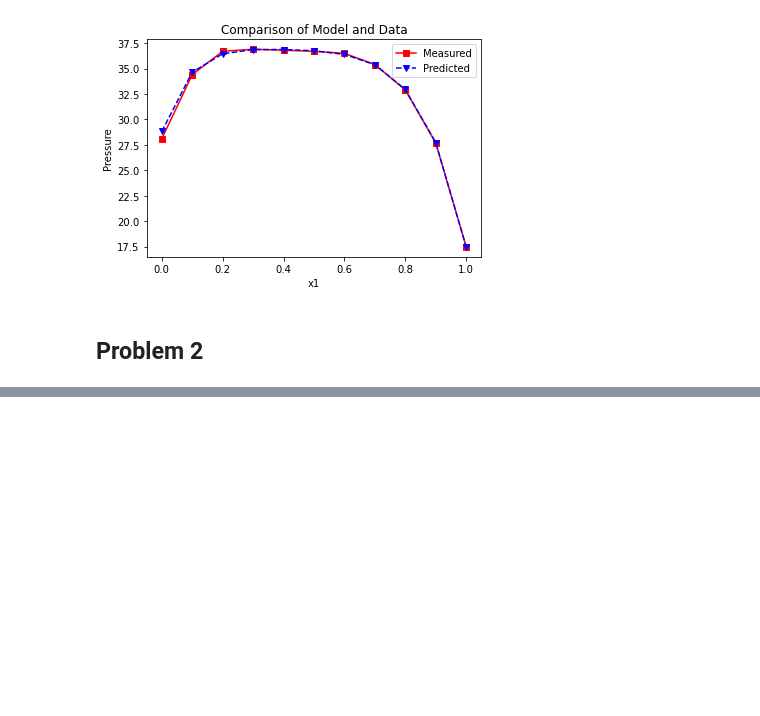
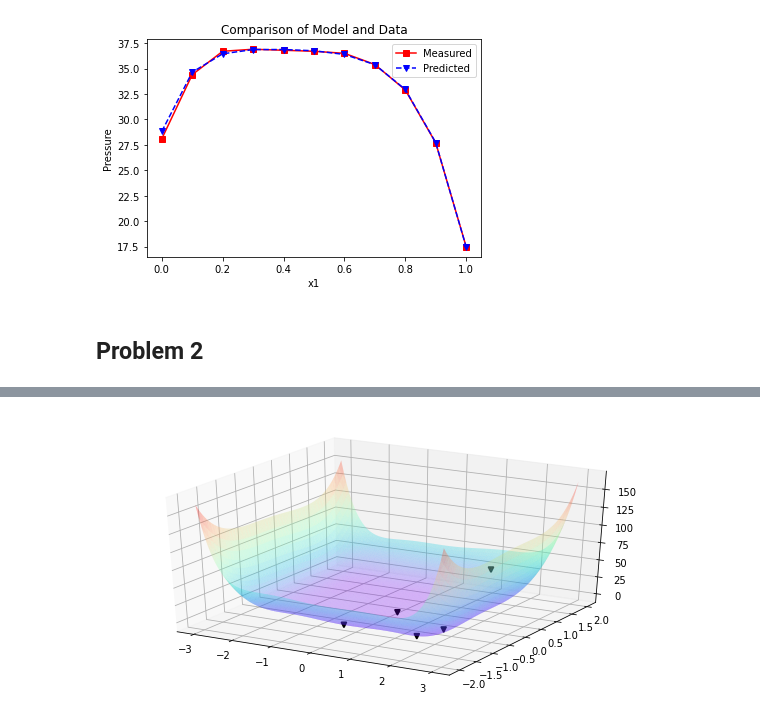
Before and after one commit to pprabhud/MAE_598_Fall_22, a Jupyter notebook: MAE_598_HW_3.ipynb, the cells around one changed output, grey strips where cells are left out. Drawn from its saved outputs; the diff is of its cells as text; code cells hidden in the pictures; blank space fills up the shorter version.

```diff
--- a/MAE_598_HW_3.ipynb
+++ b/MAE_598_HW_3.ipynb
@@ -155,0 +163,34 @@ from matplotlib import pyplot as plt
+# %%
+# Define the function
+def objFunc(x):
+    f = lambda x: (4 - 2.1 * (x[0] ** 2) + ((x[0] ** 4) / 3)) * (x[0] ** 2) + x[0] * x[1] + (-4 + 4 * (x[1] ** 2))  * (x[1] ** 2)
+    # f = lambda x: (4 - 2.1 * (x[:, 0] ** 2) + ((x[:, 0] ** 4) / 3)) * (x[:, 0] ** 2) + x[:, 0] * x[:, 1] + (-4 + 4 * (x[:, 1] ** 2))
+    # return f(x).tolist()
+    return f(x)
+# %%
+bounds = np.array([[-3, 3], [-2, 2]])
+
+
+
+x1, x2 = np.mgrid[-3:3:100j, -2:2:100j]
+X1 = np.reshape(x1, -1).reshape(-1, 1)
+X2 = np.reshape(x2, -1).reshape(-1, 1)
+X = np.hstack((X1, X2))
+
+# No noise
+f = objFunc(X.T)
+
+
+
+# # Starting point
+# np.random.seed(99)
+X0 = np.random.uniform(bounds[:, 0], bounds[:, 1], (5, bounds.shape[0]))
+m, n = X0.shape
+f0 = objFunc(X0.T)
+
+Xs = X0
+ys = f0
+
+print(X0)
+print(f0.shape)
+type(f0)
@@ -155,0 +205,10 @@ from matplotlib import pyplot as plt
+# %%
+fig1 = plt.figure(figsize=(10,5))
+ax1 = fig1.add_subplot(111, projection='3d')
+# ax1.plot_wireframe(x1, x2, f, alpha=0.3)
+
+ax1.plot_trisurf(X[:, 0], X[:, 1], f.ravel(), alpha=0.3, cmap="rainbow", label="Actual function")
+ax1.scatter(X0[:, 0], X0[:, 1], f0, alpha=1, marker="v", color="black", label="Initial point", linewidth=2)
+plt.show()
+# %% [output]
+[figure, added]
```
Also changed, not shown: parts of 8 cells of this notebook.
